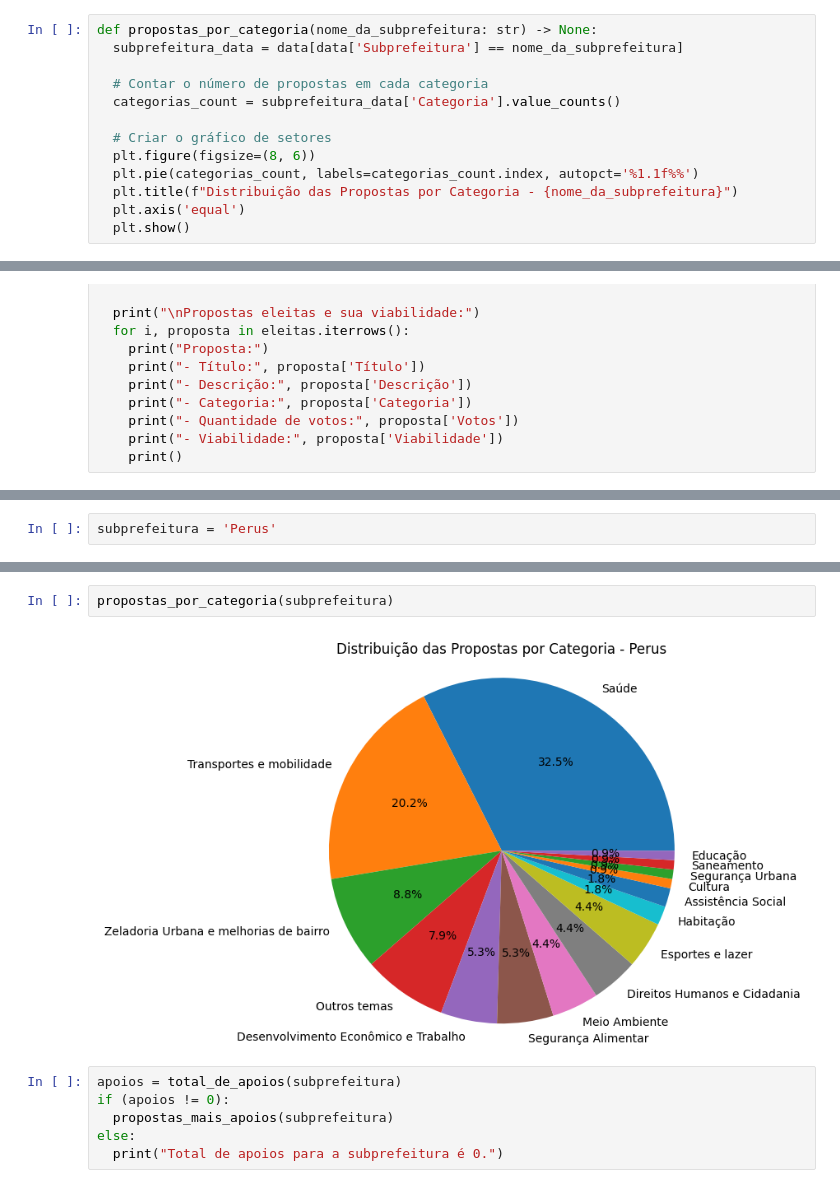
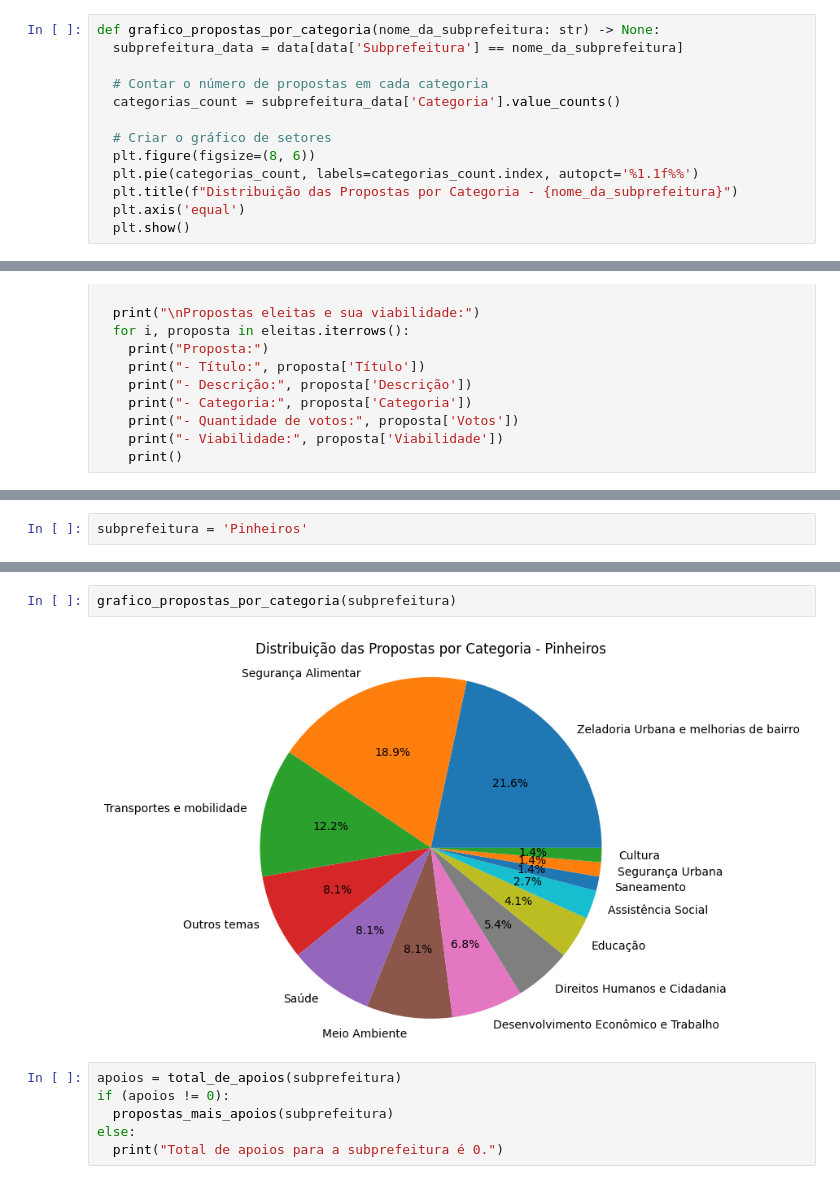
Before and after one commit to iwamotoraphael/participacao-politica, a Jupyter notebook: analise/participe+/orcamento_participativo_2022.ipynb, the cells around one changed output, grey strips where cells are left out. Cells and saved outputs as stored; diff of their text form.

```diff
--- a/analise/participe+/orcamento_participativo_2022.ipynb
+++ b/analise/participe+/orcamento_participativo_2022.ipynb
@@ -610,7 +448,7 @@ def dados_gerais_da_subprefeitura(nome_da_subprefeitura: str) -> None:
   print("População total:", populacao_total)
   print("Densidade demográfica:", densidade_demografica)
 # %%
-def propostas_por_categoria(nome_da_subprefeitura: str) -> None:
+def grafico_propostas_por_categoria(nome_da_subprefeitura: str) -> None:
   subprefeitura_data = data[data['Subprefeitura'] == nome_da_subprefeitura]
 
   # Contar o número de propostas em cada categoria
@@ -672,5 +533,5 @@ def propostas_eleitas(nome_da_subprefeitura: str) -> None:
 # %%
-subprefeitura = 'Perus'
+subprefeitura = 'Pinheiros'
 # %%
 dados_gerais_da_subprefeitura(subprefeitura)
 # %% [output]
@@ -682,7 +543,7 @@ Densidade demográfica: 2553
 # %%
-propostas_por_categoria(subprefeitura)
+grafico_propostas_por_categoria(subprefeitura)
 # %% [output]
-[figure, old version]
+[figure, new version]
 # %%
 apoios = total_de_apoios(subprefeitura)
 if (apoios != 0):
```
Also changed, not shown: parts of 78 cells of this notebook, 1 other file.
